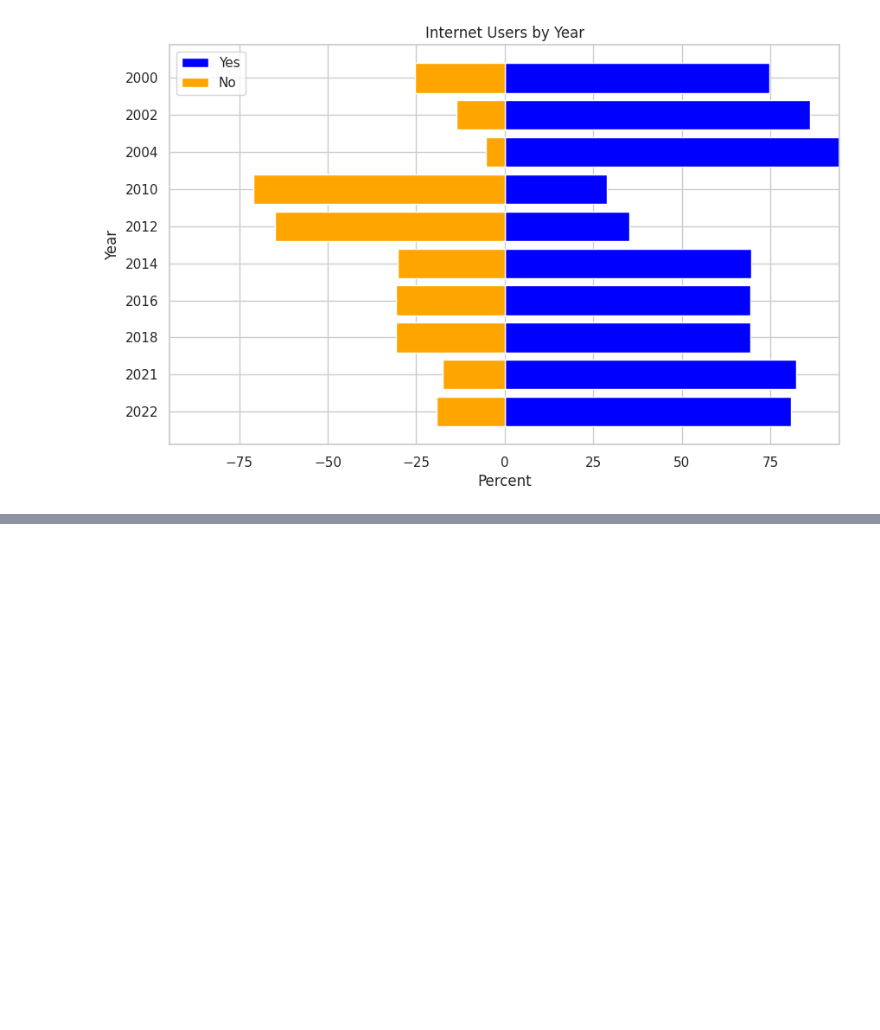
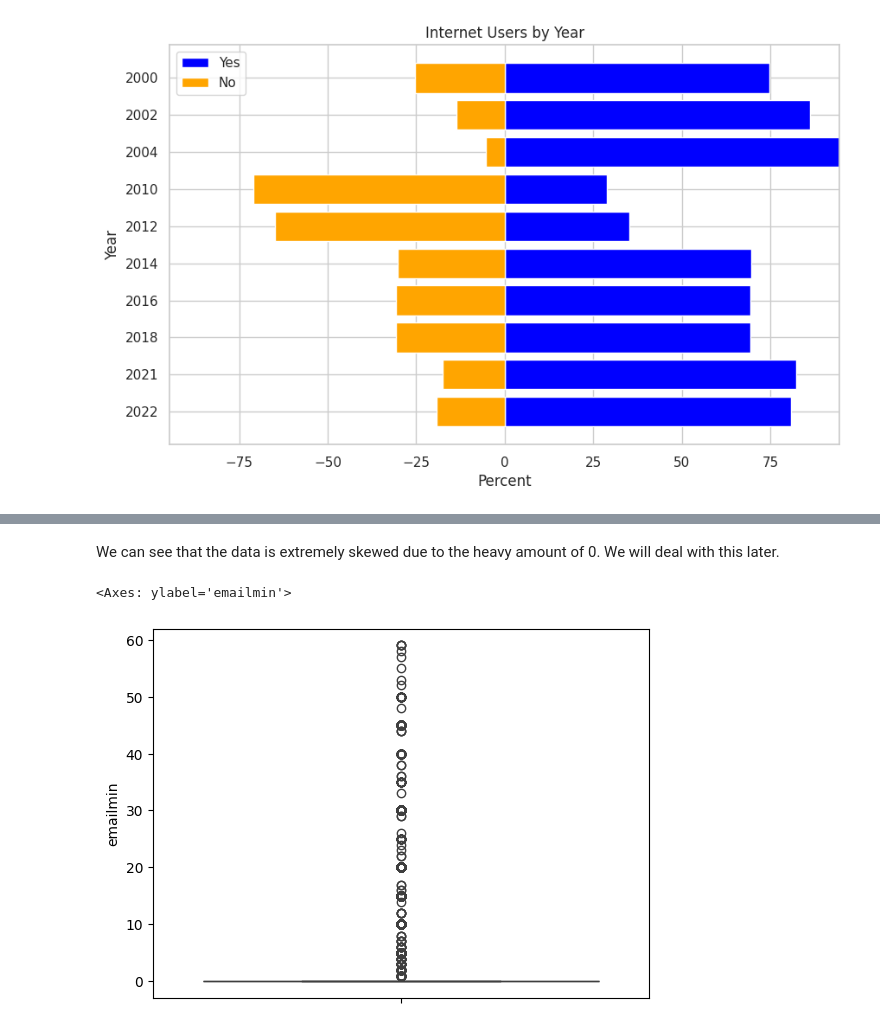
Before and after one commit to rafid-mirza/project_gss, a Jupyter notebook: Project_GSS.ipynb, the cells around one changed output, grey strips where cells are left out. Cells and saved outputs as stored; diff of their text form; code cells hidden in the pictures; blank space fills up the shorter version.

```diff
--- a/Project_GSS.ipynb
+++ b/Project_GSS.ipynb
@@ -759,0 +809,3 @@ plt.show()
+# %%
+df2 = pd.read_csv('selected_gss_data.csv')
+df2.head()
@@ -759,0 +819,3 @@ plt.show()
+# %%
+emailmin = df2[["year", "emailmin"]]
+emailmin.shape
@@ -759,0 +861,3 @@ plt.show()
+# %%
+emailmin_values = emailmin.dropna(subset=["emailmin"])
+emailmin_values.head()
@@ -759,0 +889,7 @@ plt.show()
+# %% [markdown]
+We can see that the data is extremely skewed due to the heavy amount of 0. We will deal with this later.
+# %%
+sns.boxplot(emailmin_values['emailmin'])
+# %% [output]
+<Axes: ylabel='emailmin'>
+[figure, added]
```
Also changed, not shown: parts of 50 cells of this notebook.
